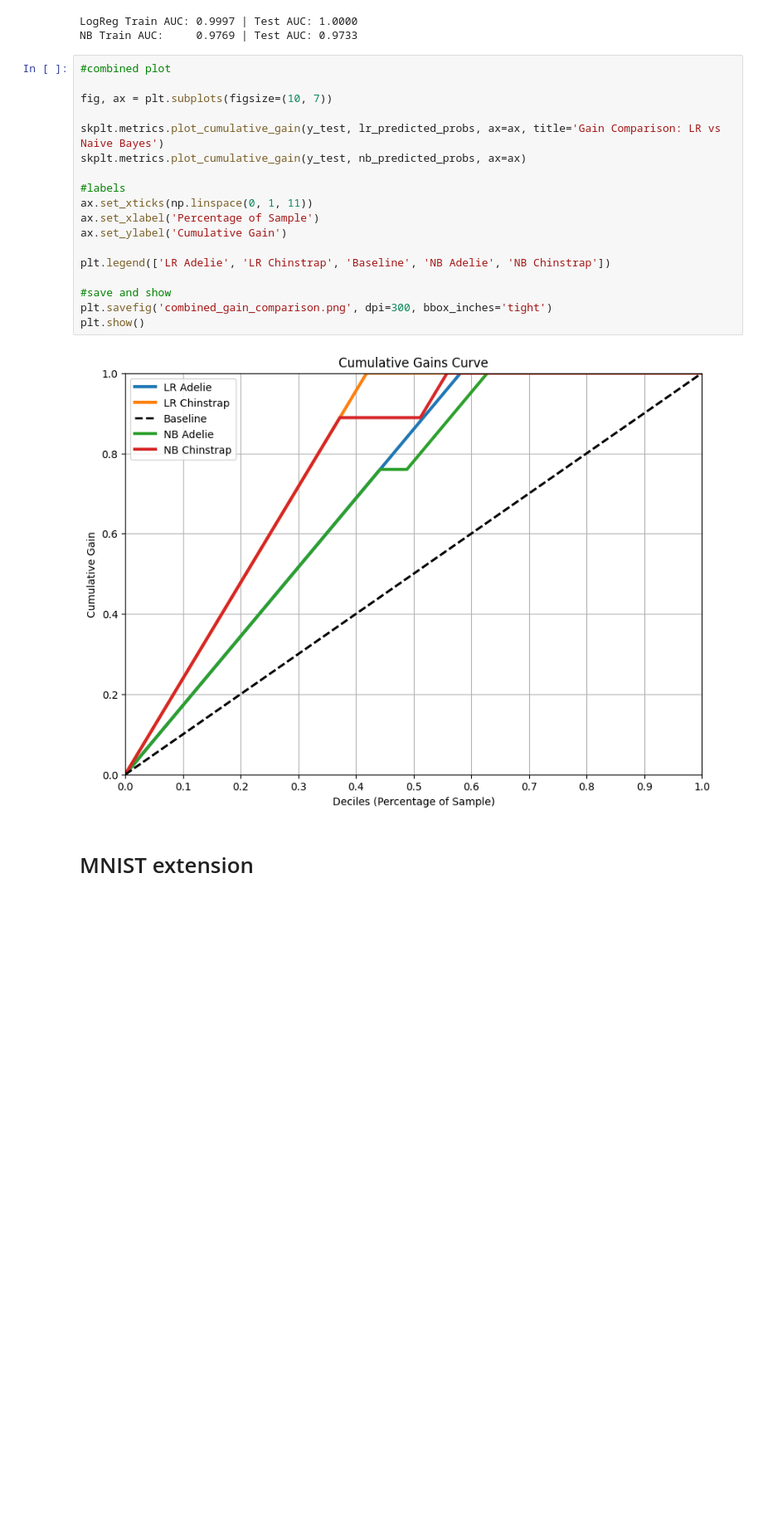
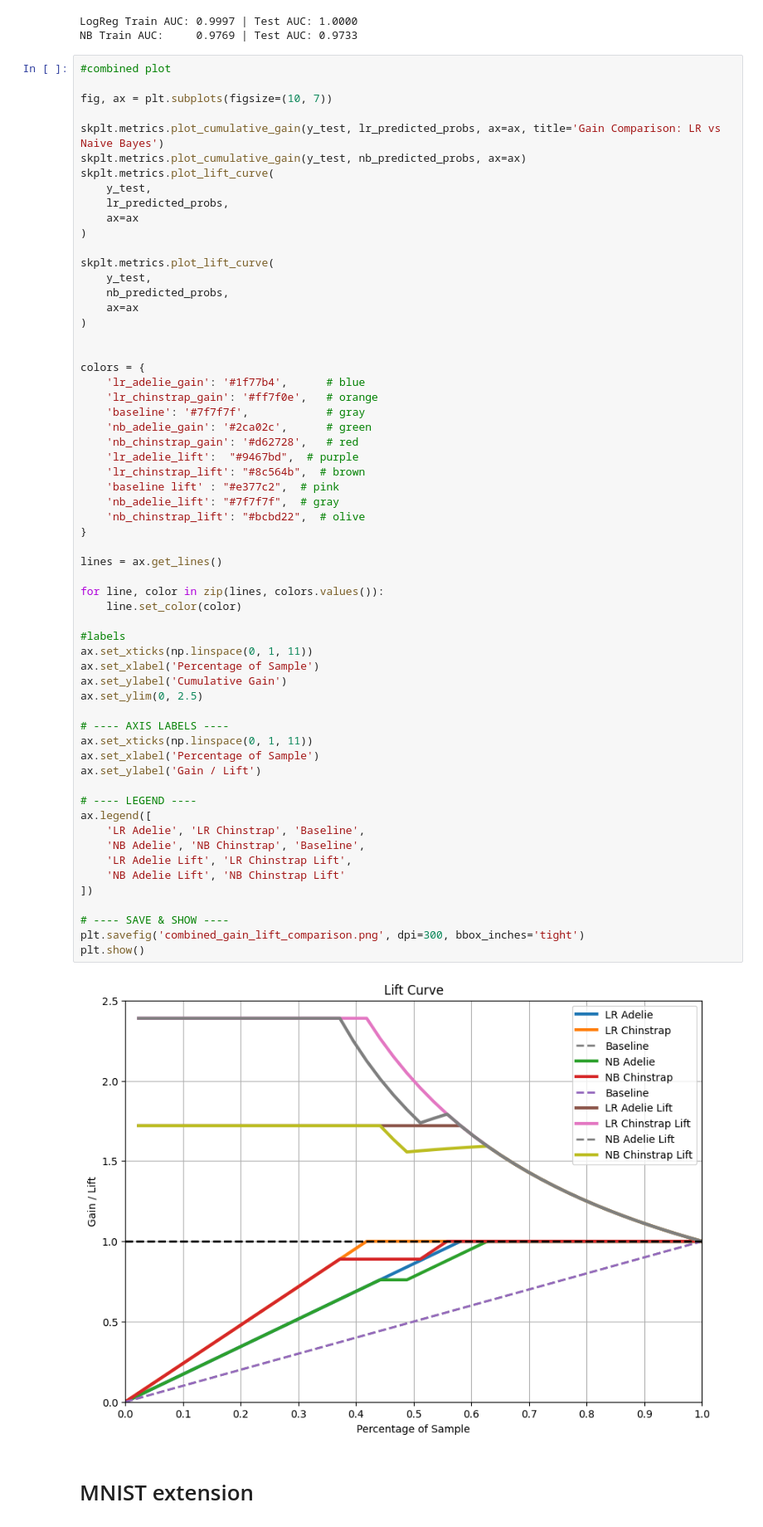
Before and after one commit to tyakovenko/CS552_Assignment2_PenguinsDataset, a Jupyter notebook: codeFile.ipynb, the cells around one changed output. Shown at 83% size. Drawn from its saved outputs; the diff is of its cells as text; blank space fills up the shorter version.

```diff
--- a/codeFile.ipynb
+++ b/codeFile.ipynb
@@ -79,23 +84,65 @@ NB Train AUC:     0.9769 | Test AUC: 0.9733
 # %%
 #combined plot
 
 fig, ax = plt.subplots(figsize=(10, 7))
 
 skplt.metrics.plot_cumulative_gain(y_test, lr_predicted_probs, ax=ax, title='Gain Comparison: LR vs Naive Bayes')
 skplt.metrics.plot_cumulative_gain(y_test, nb_predicted_probs, ax=ax)
+skplt.metrics.plot_lift_curve(
+    y_test,
+    lr_predicted_probs,
+    ax=ax
+)
+
+skplt.metrics.plot_lift_curve(
+    y_test,
+    nb_predicted_probs,
+    ax=ax
+)
+
+
+colors = {
+    'lr_adelie_gain': '#1f77b4',      # blue
+    'lr_chinstrap_gain': '#ff7f0e',   # orange
+    'baseline': '#7f7f7f',            # gray
+    'nb_adelie_gain': '#2ca02c',      # green
+    'nb_chinstrap_gain': '#d62728',   # red
+    'lr_adelie_lift':  "#9467bd",  # purple
+    'lr_chinstrap_lift': "#8c564b",  # brown
+    'baseline lift' : "#e377c2",  # pink
+    'nb_adelie_lift': "#7f7f7f",  # gray
+    'nb_chinstrap_lift': "#bcbd22",  # olive
+}
+
+lines = ax.get_lines()
+
+for line, color in zip(lines, colors.values()):
+    line.set_color(color)
 
 #labels
 ax.set_xticks(np.linspace(0, 1, 11))
 ax.set_xlabel('Percentage of Sample')
 ax.set_ylabel('Cumulative Gain')
+ax.set_ylim(0, 2.5)
 
-plt.legend(['LR Adelie', 'LR Chinstrap', 'Baseline', 'NB Adelie', 'NB Chinstrap'])
+# ---- AXIS LABELS ----
+ax.set_xticks(np.linspace(0, 1, 11))
+ax.set_xlabel('Percentage of Sample')
+ax.set_ylabel('Gain / Lift')
 
-#save and show
-plt.savefig('combined_gain_comparison.png', dpi=300, bbox_inches='tight')
+# ---- LEGEND ----
+ax.legend([
+    'LR Adelie', 'LR Chinstrap', 'Baseline',
+    'NB Adelie', 'NB Chinstrap', 'Baseline',
+    'LR Adelie Lift', 'LR Chinstrap Lift',
+    'NB Adelie Lift', 'NB Chinstrap Lift'
+])
+
+# ---- SAVE & SHOW ----
+plt.savefig('combined_gain_lift_comparison.png', dpi=300, bbox_inches='tight')
 plt.show()
 # %% [output]
-[figure, old version]
+[figure, new version]
 # %% [markdown]
 # MNIST extension
 # %%
```
Also changed, not shown: parts of 5 cells of this notebook, 22 other files.
